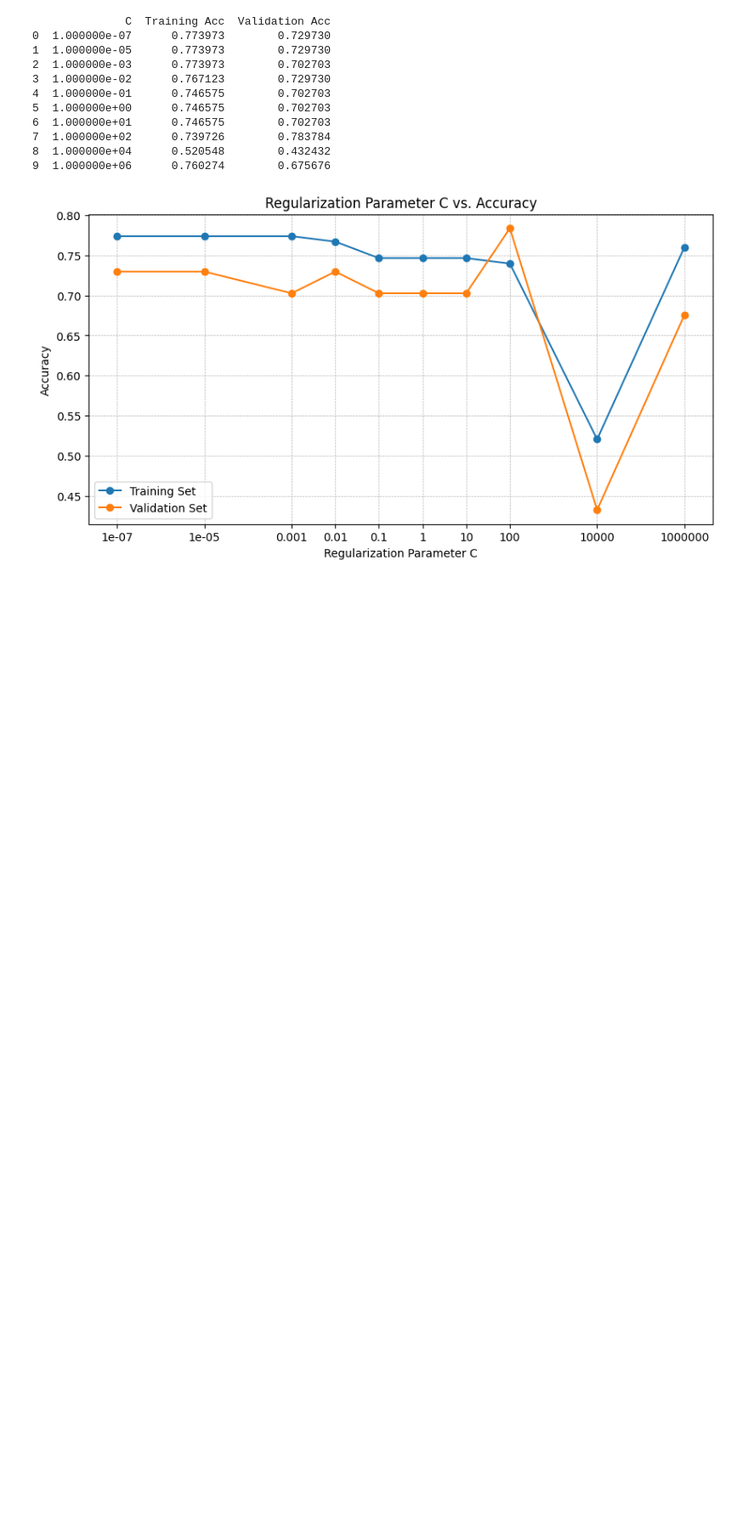
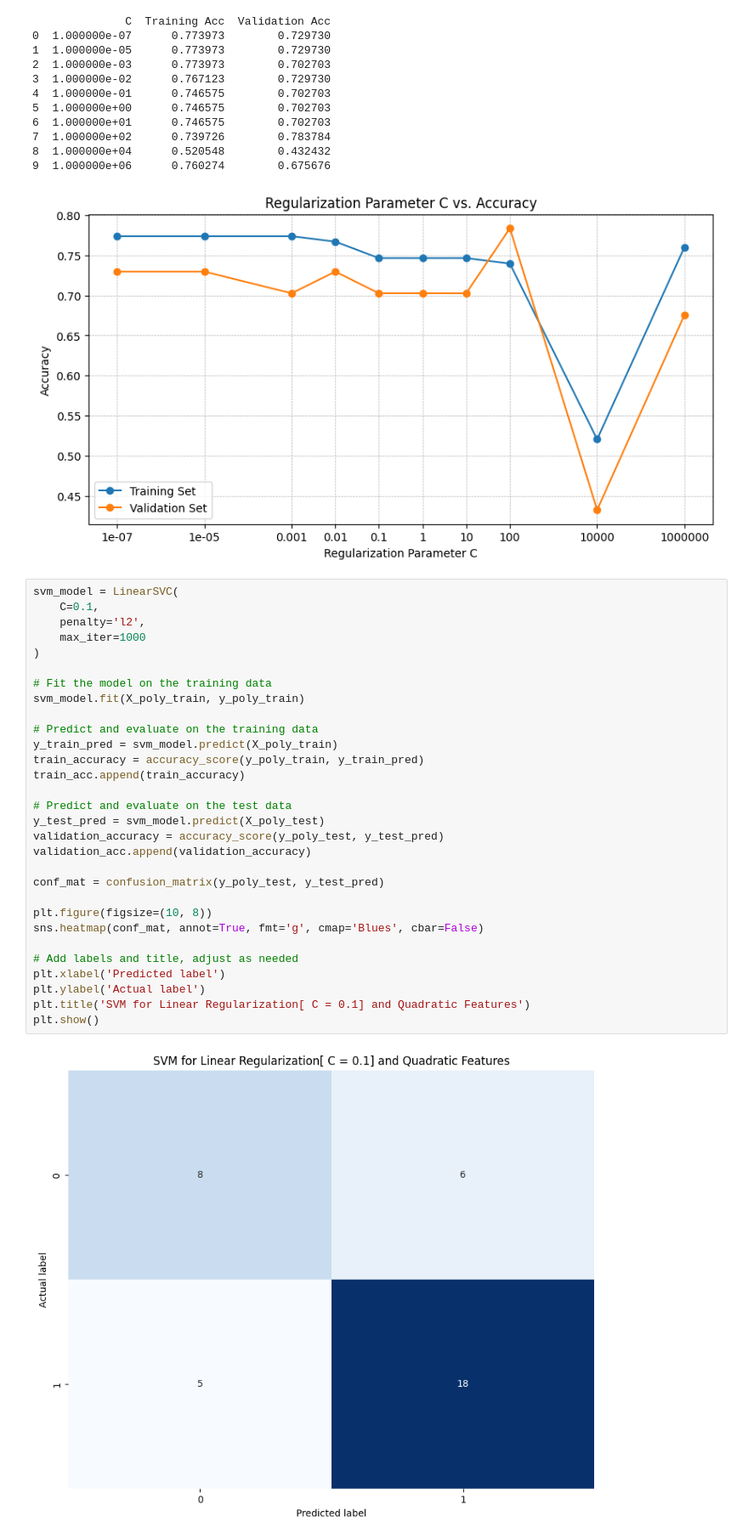
Before and after one commit to DZhang3210/ML_Project, a Jupyter notebook: ML_Project.ipynb, the cells around one changed output. Shown at 85% size. Cells and saved outputs as stored; diff of their text form; blank space fills up the shorter version.

```diff
--- a/ML_Project.ipynb
+++ b/ML_Project.ipynb
@@ -221,6 +223,38 @@ plt.show()
 8  1.000000e+04      0.520548        0.432432
 9  1.000000e+06      0.760274        0.675676
 [figure]
+# %%
+svm_model = LinearSVC(
+    C=0.1,
+    penalty='l2',
+    max_iter=1000
+)
+
+# Fit the model on the training data
+svm_model.fit(X_poly_train, y_poly_train)
+
+# Predict and evaluate on the training data
+y_train_pred = svm_model.predict(X_poly_train)
+train_accuracy = accuracy_score(y_poly_train, y_train_pred)
+train_acc.append(train_accuracy)
+
+# Predict and evaluate on the test data
+y_test_pred = svm_model.predict(X_poly_test)
+validation_accuracy = accuracy_score(y_poly_test, y_test_pred)
+validation_acc.append(validation_accuracy)
+
+conf_mat = confusion_matrix(y_poly_test, y_test_pred)
+
+plt.figure(figsize=(10, 8))
+sns.heatmap(conf_mat, annot=True, fmt='g', cmap='Blues', cbar=False)
+
+# Add labels and title, adjust as needed
+plt.xlabel('Predicted label')
+plt.ylabel('Actual label')
+plt.title('SVM for Linear Regularization[ C = 0.1] and Quadratic Features')
+plt.show()
+# %% [output]
+[figure, added]
 # %%
 #Initating DataSet for Logstic Regression w/ Cubic + LASSO
 
```
Also changed, not shown: parts of 7 cells of this notebook.
